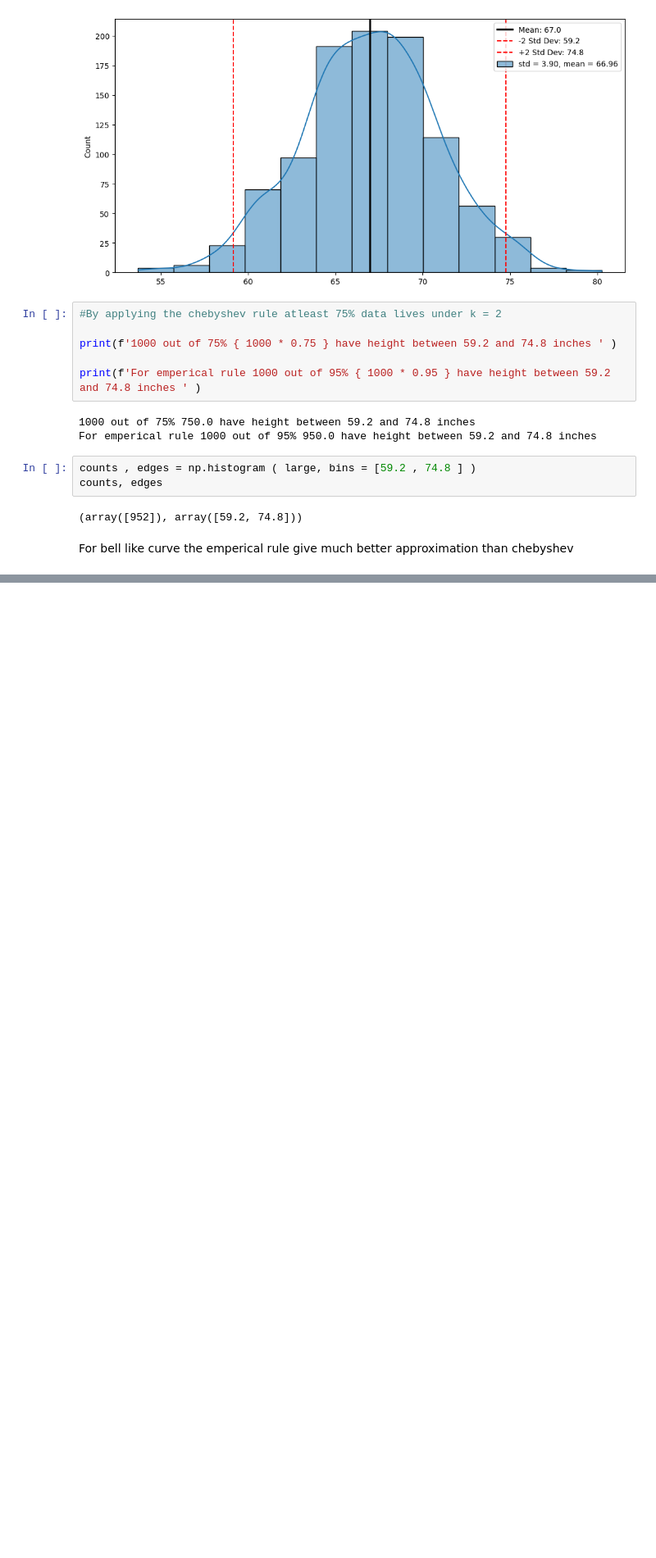
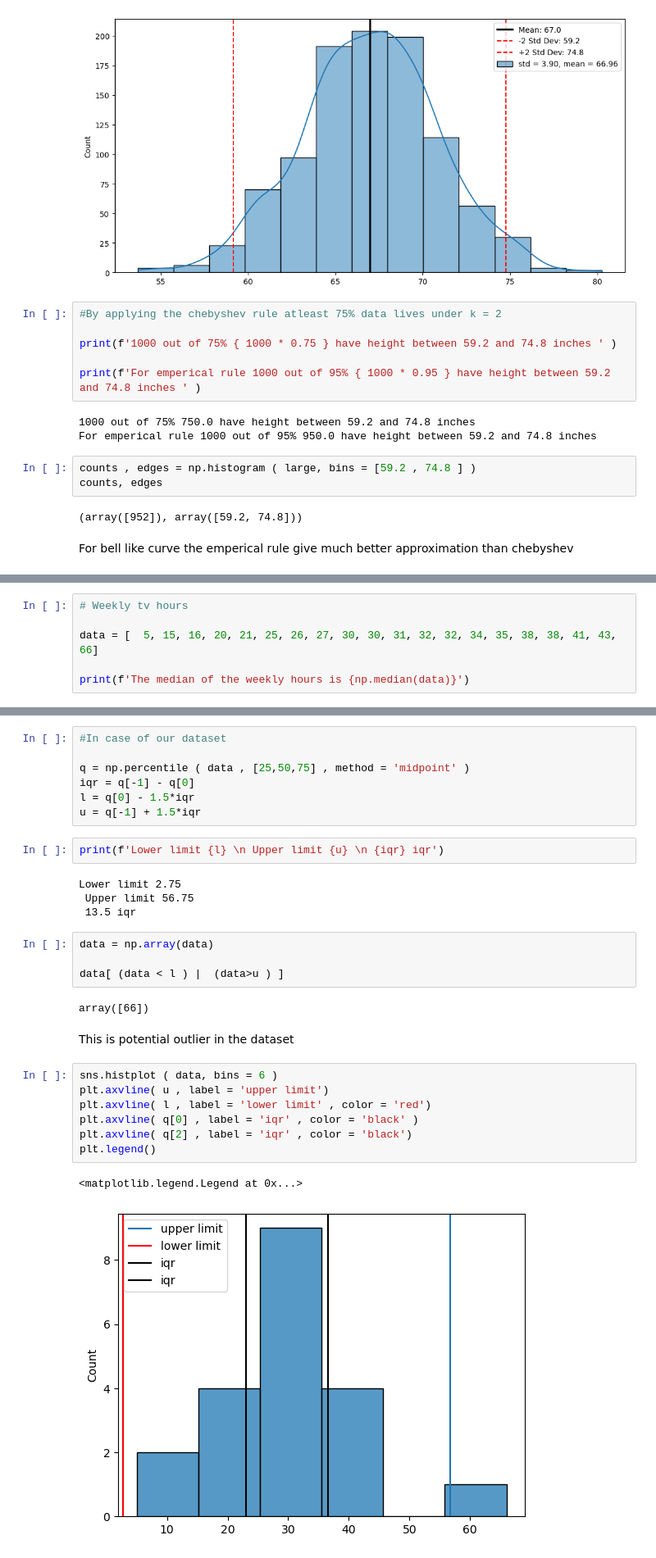
Before and after one commit to qamarr6092/math-with-python, a Jupyter notebook: Statistics/statistics.ipynb, the cells around one changed output, grey strips where cells are left out. Shown at 82% size. Cells and saved outputs as stored; diff of their text form; blank space fills up the shorter version.

Commit message:
Percentiles and Z scores

```diff
--- a/Statistics/statistics.ipynb
+++ b/Statistics/statistics.ipynb
@@ -1432,0 +1481,6 @@ For bell like curve the emperical rule give much better approximation than cheby
+# %%
+# Weekly tv hours
+
+data = [  5, 15, 16, 20, 21, 25, 26, 27, 30, 30, 31, 32, 32, 34, 35, 38, 38, 41, 43, 66]
+
+print(f'The median of the weekly hours is {np.median(data)}')
@@ -1432,0 +1629,31 @@ For bell like curve the emperical rule give much better approximation than cheby
+# %%
+#In case of our dataset
+
+q = np.percentile ( data , [25,50,75] , method = 'midpoint' )
+iqr = q[-1] - q[0]
+l = q[0] - 1.5*iqr
+u = q[-1] + 1.5*iqr
+# %%
+print(f'Lower limit {l} \n Upper limit {u} \n {iqr} iqr')
+# %% [output]
+Lower limit 2.75
+ Upper limit 56.75
+ 13.5 iqr
+# %%
+data = np.array(data)
+
+data[ (data < l ) |  (data>u ) ]
+# %% [output]
+array([66])
+# %% [markdown]
+This is potential outlier in the dataset
+# %%
+sns.histplot ( data, bins = 6 )
+plt.axvline( u , label = 'upper limit')
+plt.axvline( l , label = 'lower limit' , color = 'red')
+plt.axvline( q[0] , label = 'iqr' , color = 'black' )
+plt.axvline( q[2] , label = 'iqr' , color = 'black')
+plt.legend()
+# %% [output]
+<matplotlib.legend.Legend at 0x...>
+[figure, added]
```
Also changed, not shown: parts of 69 cells of this notebook.
